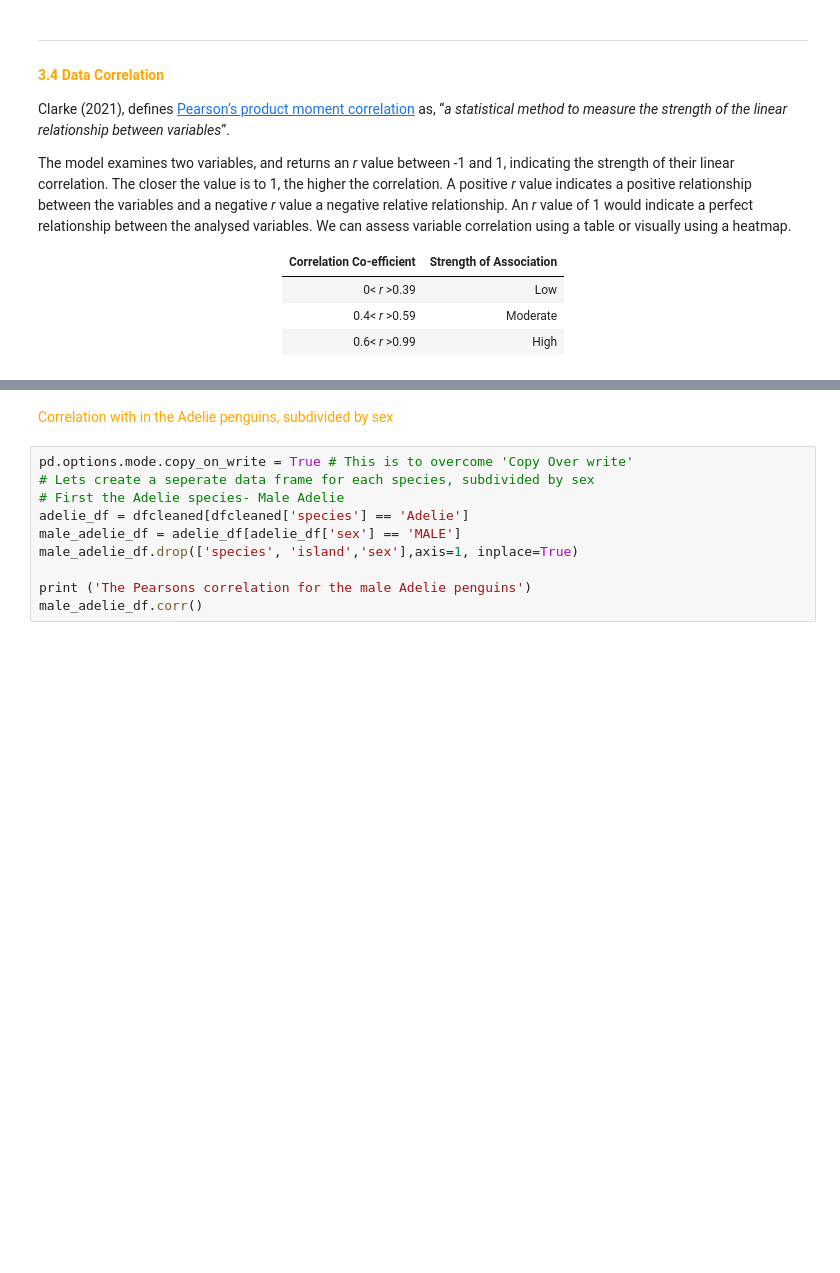
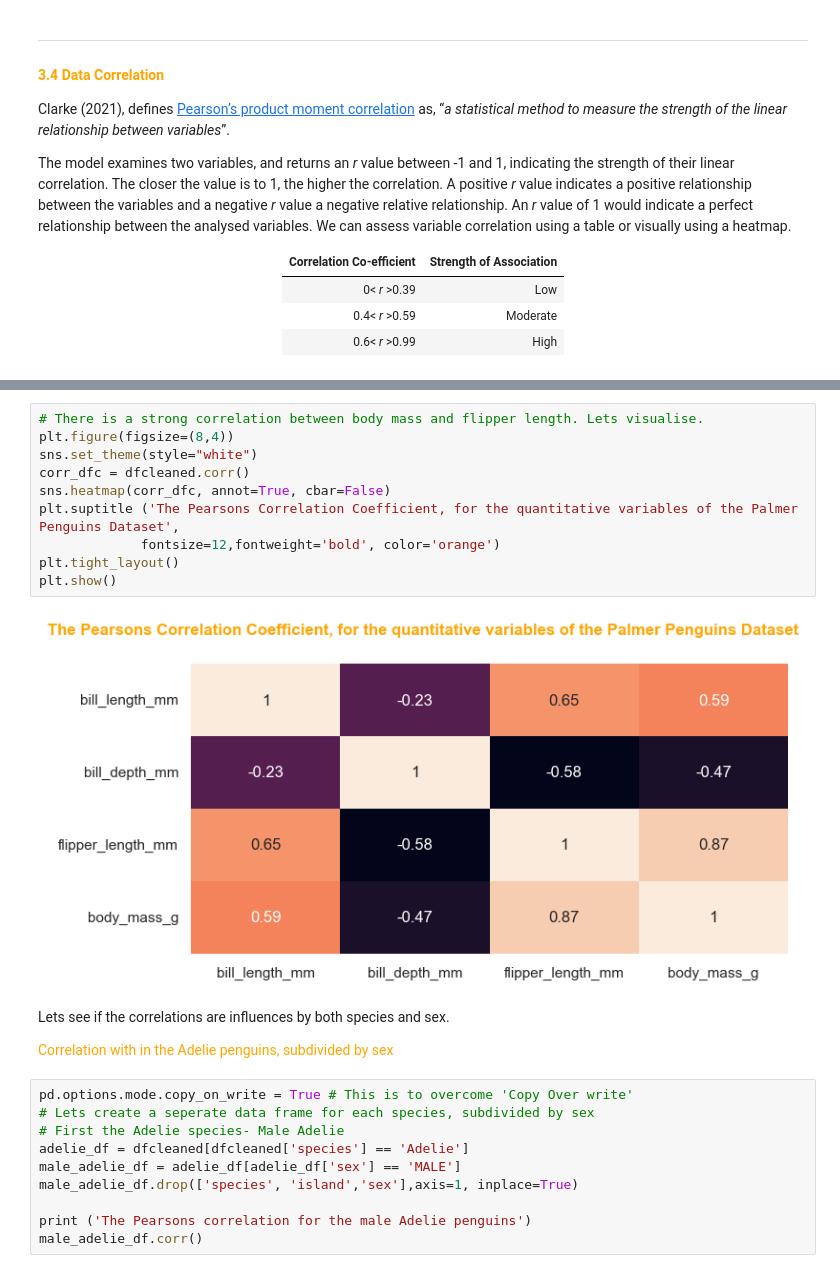
Before and after one commit to Laura6826/PofDA-mywork, a Jupyter notebook: penguins.ipynb, the cells around one changed output, grey strips where cells are left out. Cells and saved outputs as stored; diff of their text form; blank space fills up the shorter version.

Commit message:
Dataset correlation

```diff
--- a/penguins.ipynb
+++ b/penguins.ipynb
@@ -426,4 +428,18 @@ The model examines two variables, and returns an *r* value between -1 and 1, ind
+# %%
+# There is a strong correlation between body mass and flipper length. Lets visualise.
+plt.figure(figsize=(8,4))
+sns.set_theme(style="white")
+corr_dfc = dfcleaned.corr()
+sns.heatmap(corr_dfc, annot=True, cbar=False)
+plt.suptitle ('The Pearsons Correlation Coefficient, for the quantitative variables of the Palmer Penguins Dataset',
+             fontsize=12,fontweight='bold', color='orange')
+plt.tight_layout()
+plt.show()
+# %% [output]
+[figure, added]
 # %% [markdown]
+Lets see if the correlations are influences by both species and sex.
+
 <span style="color:orange"> Correlation with in the Adelie penguins, subdivided by sex <span>
 # %%
 pd.options.mode.copy_on_write = True # This is to overcome 'Copy Over write'
```
Also changed, not shown: parts of 4 cells of this notebook.
